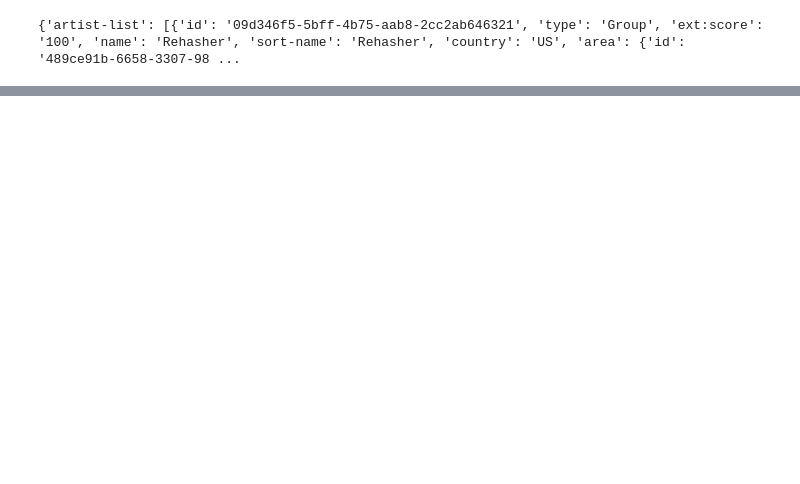
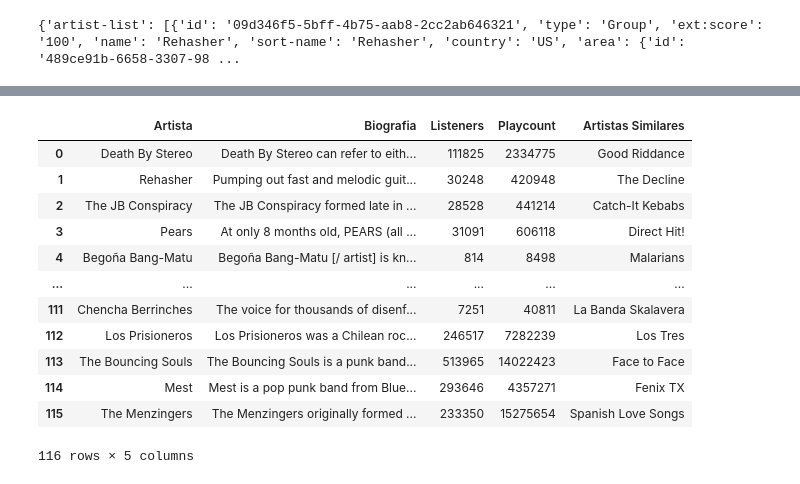
Before and after one commit to psainzpc/proyecto-da-promo-k-modulo-2-team-1, a Jupyter notebook: genero_ska.ipynb, the cells around one changed output, grey strips where cells are left out. Drawn from its saved outputs; the diff is of its cells as text; code cells hidden in the pictures; blank space fills up the shorter version.

```diff
--- a/genero_ska.ipynb
+++ b/genero_ska.ipynb
@@ -311,0 +462,37 @@ pd.DataFrame(artistas_ska_2020_mb)
+# %%
+dic_artistas_ska_2020 = {"Artista":[], "Biografia":[], "Listeners":[], "Playcount":[], "Artistas Similares":[]}
+for a in lista_artistas_ska_2020 :
+    params_info = {
+        'method': 'artist.getinfo',
+        'artist': a,
+        'api_key': api_key,
+        'format': 'json'
+        }
+    url = f"http://ws.audioscrobbler.com/2.0/"
+    respuesta = requests.get(url, params=params_info)
+    artista = respuesta.json()
+    try:
+        dic_artistas_ska_2020['Artista'].append(artista["artist"]["name"])
+    except:
+        dic_artistas_ska_2020["Artista"].append(None)
+    try:
+        dic_artistas_ska_2020["Biografia"].append(artista["artist"]["bio"]["summary"])
+    except:
+        dic_artistas_ska_2020["Biografia"].append(None)
+    try:
+        dic_artistas_ska_2020["Listeners"].append(artista["artist"]["stats"]["listeners"])
+    except:
+        dic_artistas_ska_2020["Listeners"].append(None)
+    try:
+        dic_artistas_ska_2020["Playcount"].append(artista["artist"]["stats"]["playcount"])
+    except:
+        dic_artistas_ska_2020["Playcount"].append(None)
+    try:
+        dic_artistas_ska_2020["Artistas Similares"].append(artista["artist"]["similar"]["artist"][0]["name"])
+    except:
+        dic_artistas_ska_2020["Artistas Similares"].append(None)
+print((dic_artistas_ska_2020["Artista"]))
+print((dic_artistas_ska_2020["Biografia"]))
+print((dic_artistas_ska_2020["Listeners"]))
+print((dic_artistas_ska_2020["Playcount"]))
+print((dic_artistas_ska_2020["Artistas Similares"]))
@@ -311,0 +505,16 @@ pd.DataFrame(artistas_ska_2020_mb)
+# %%
+pd.DataFrame(dic_artistas_ska_2020)
+# %% [output]
+|  | Artista | Biografia | Listeners | Playcount | Artistas Similares |
+| 0 | Death By Stereo | Death By Stereo can refer to eith... | 111825 | 2334775 | Good Riddance |
+| 1 | Rehasher | Pumping out fast and melodic guit... | 30248 | 420948 | The Decline |
+| 2 | The JB Conspiracy | The JB Conspiracy formed late in ... | 28528 | 441214 | Catch-It Kebabs |
+| 3 | Pears | At only 8 months old, PEARS (all ... | 31091 | 606118 | Direct Hit! |
+| 4 | Begoña Bang-Matu | Begoña Bang-Matu [/ artist] is kn... | 814 | 8498 | Malarians |
+| ... | ... | ... | ... | ... | ... |
+| 111 | Chencha Berrinches | The voice for thousands of disenf... | 7251 | 40811 | La Banda Skalavera |
+| 112 | Los Prisioneros | Los Prisioneros was a Chilean roc... | 246517 | 7282239 | Los Tres |
+| 113 | The Bouncing Souls | The Bouncing Souls is a punk band... | 513965 | 14022423 | Face to Face |
+| 114 | Mest | Mest is a pop punk band from Blue... | 293646 | 4357271 | Fenix TX |
+| 115 | The Menzingers | The Menzingers originally formed ... | 233350 | 15275654 | Spanish Love Songs |
+116 rows × 5 columns
```
Also changed, not shown: parts of 33 cells of this notebook, 1 other file.
